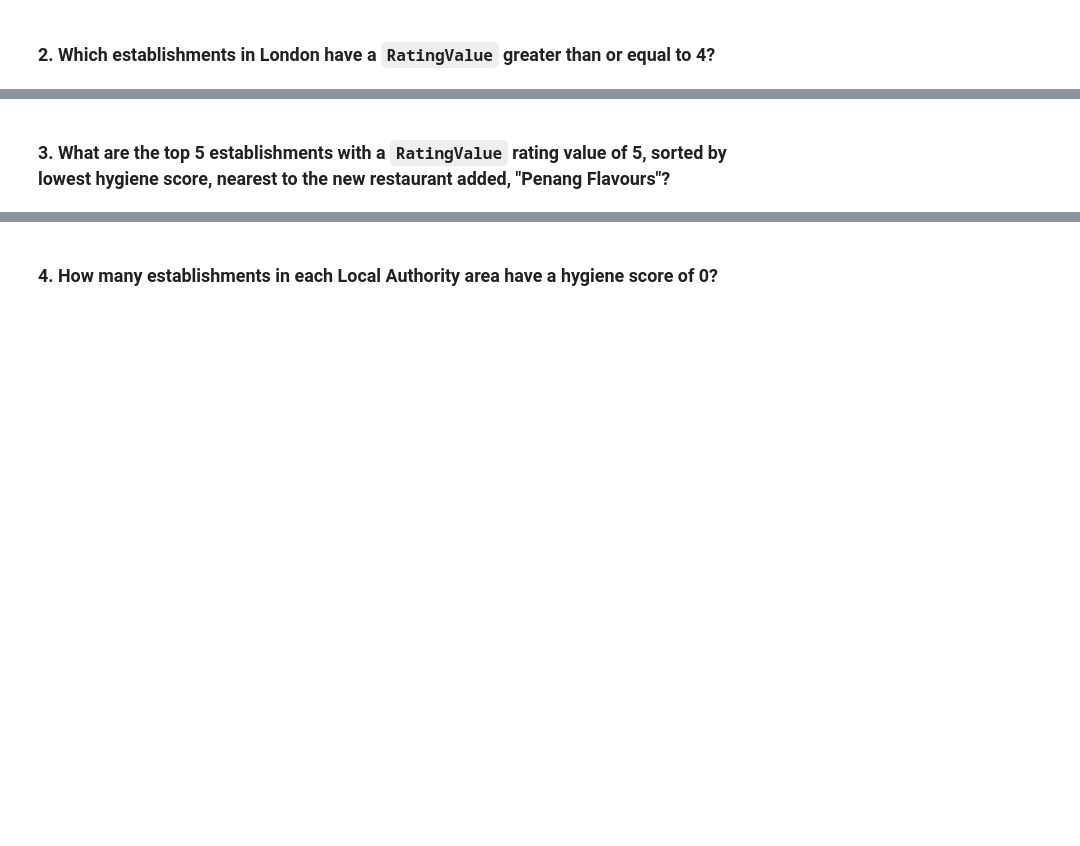
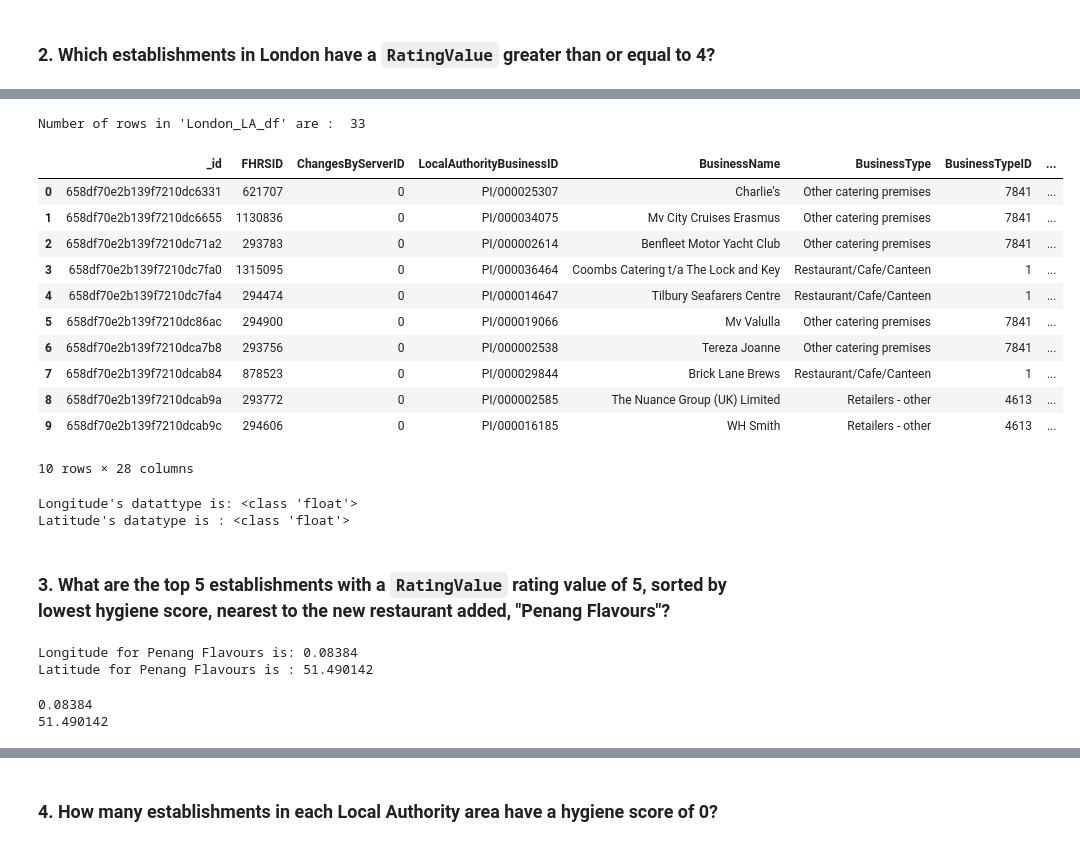
Before and after one commit to Stutimp/UK-Food-Standards-Agency-NoSQL-Data-Analysis-with-MongoDB-and-PyMongo, a Jupyter notebook: NoSQL_analysis_starter.ipynb, the cells around one changed output, grey strips where cells are left out. Drawn from its saved outputs; the diff is of its cells as text; code cells hidden in the pictures; blank space fills up the shorter version.

```diff
--- a/NoSQL_analysis_starter.ipynb
+++ b/NoSQL_analysis_starter.ipynb
@@ -146,8 +156,13 @@ pprint(results[0])
 # %%
 # Find the establishments with London as the Local Authority and has a RatingValue greater than or equal to 4.
-query = {}
-
+query2 = {'LocalAuthorityName': {'$regex': "London",},
+          'RatingValue': {'$gte': 4}
+         }
 # Use count_documents to display the number of documents in the result
+count2 = establishments.count_documents(query2)
+result = establishments.find(query2)
+print(f"There are {count2} establishments in London as the Local Authority which have a RatingValue greater than or equal to 4.")
 
 # Display the first document in the results using pprint
+pprint(establishments.find_one(query2))
 # %% [output]
@@ -155,11 +186,71 @@ SyntaxError: invalid syntax (2513243106.py, line 2)
 # %%
 # Convert the result to a Pandas DataFrame
+London_LA_df = pd.DataFrame(result)
+# Display the number of rows in the DataFrame
+London_LA_df
 
 # Display the number of rows in the DataFrame
-
+print("Number of rows in 'London_LA_df' are : " , len(London_LA_df))
 # Display the first 10 rows of the DataFrame
+London_LA_df.head(10)
+# %% [output]
+Number of rows in 'London_LA_df' are :  33
+|  | _id | FHRSID | ChangesByServerID | LocalAuthorityBusinessID | BusinessName | BusinessType | BusinessTypeID | ... |
+| 0 | 658df70e2b139f7210dc6331 | 621707 | 0 | PI/000025307 | Charlie's | Other catering premises | 7841 | ... |
+| 1 | 658df70e2b139f7210dc6655 | 1130836 | 0 | PI/000034075 | Mv City Cruises Erasmus | Other catering premises | 7841 | ... |
+| 2 | 658df70e2b139f7210dc71a2 | 293783 | 0 | PI/000002614 | Benfleet Motor Yacht Club | Other catering premises | 7841 | ... |
+| 3 | 658df70e2b139f7210dc7fa0 | 1315095 | 0 | PI/000036464 | Coombs Catering t/a The Lock and Key | Restaurant/Cafe/Canteen | 1 | ... |
+| 4 | 658df70e2b139f7210dc7fa4 | 294474 | 0 | PI/000014647 | Tilbury Seafarers Centre | Restaurant/Cafe/Canteen | 1 | ... |
+| 5 | 658df70e2b139f7210dc86ac | 294900 | 0 | PI/000019066 | Mv Valulla | Other catering premises | 7841 | ... |
+| 6 | 658df70e2b139f7210dca7b8 | 293756 | 0 | PI/000002538 | Tereza Joanne | Other catering premises | 7841 | ... |
+| 7 | 658df70e2b139f7210dcab84 | 878523 | 0 | PI/000029844 | Brick Lane Brews | Restaurant/Cafe/Canteen | 1 | ... |
+| 8 | 658df70e2b139f7210dcab9a | 293772 | 0 | PI/000002585 | The Nuance Group (UK) Limited | Retailers - other | 4613 | ... |
+| 9 | 658df70e2b139f7210dcab9c | 294606 | 0 | PI/000016185 | WH Smith | Retailers - other | 4613 | ... |
+10 rows × 28 columns
+# %%
+# Check that the coordinates and rating value are now numbers
+# Find a sample document
+sample_document2 = establishments.find_one()
+
+# Check if the "geocode" field exists in the document
+if "geocode" in sample_document2:
+    # Access data inside the "geocode" dictionary
+    longitude_data_type = type(sample_document2["geocode"]["longitude"])
+    latitude_data_type = type(sample_document2["geocode"]["latitude"])
+    # Print the retrieved data
+    print(f"Longitude's datattype is: { longitude_data_type}")
+    print(f"Latitude's datatype is : {latitude_data_type}")
+else:
+    print("Sample document or 'geocode' field not found.")
+# %% [output]
+Longitude's datattype is: <class 'float'>
+Latitude's datatype is : <class 'float'>
 # %% [markdown]
 ### 3. What are the top 5 establishments with a `RatingValue` rating value of 5, sorted by lowest hygiene score, nearest to the new restaurant added, "Penang Flavours"?
+# %%
+# Find the latitude and longitude of "Penang Flavours"
+query = {'BusinessName': 'Penang Flavours'}
+
+result = establishments.find_one(query)
+# Extract latitude and longitude
+if "geocode" in result:
+    longitude = result["geocode"]["longitude"]
+    latitude = result["geocode"]["latitude"]
+
+   # print the retrieved data
+    print(f"Longitude for Penang Flavours is: {longitude}")
+    print(f"Latitude for Penang Flavours is : {latitude}")
+else:
+    print("geocode field not found")
+# %% [output]
+Longitude for Penang Flavours is: 0.08384
+Latitude for Penang Flavours is : 51.490142
+# %%
+print(longitude)
+print(latitude)
+# %% [output]
+0.08384
+51.490142
 # %%
 # Search within 0.01 degree on either side of the latitude and longitude.
 # Rating value must equal 5
```
Also changed, not shown: parts of 14 cells of this notebook, 1 other file.
